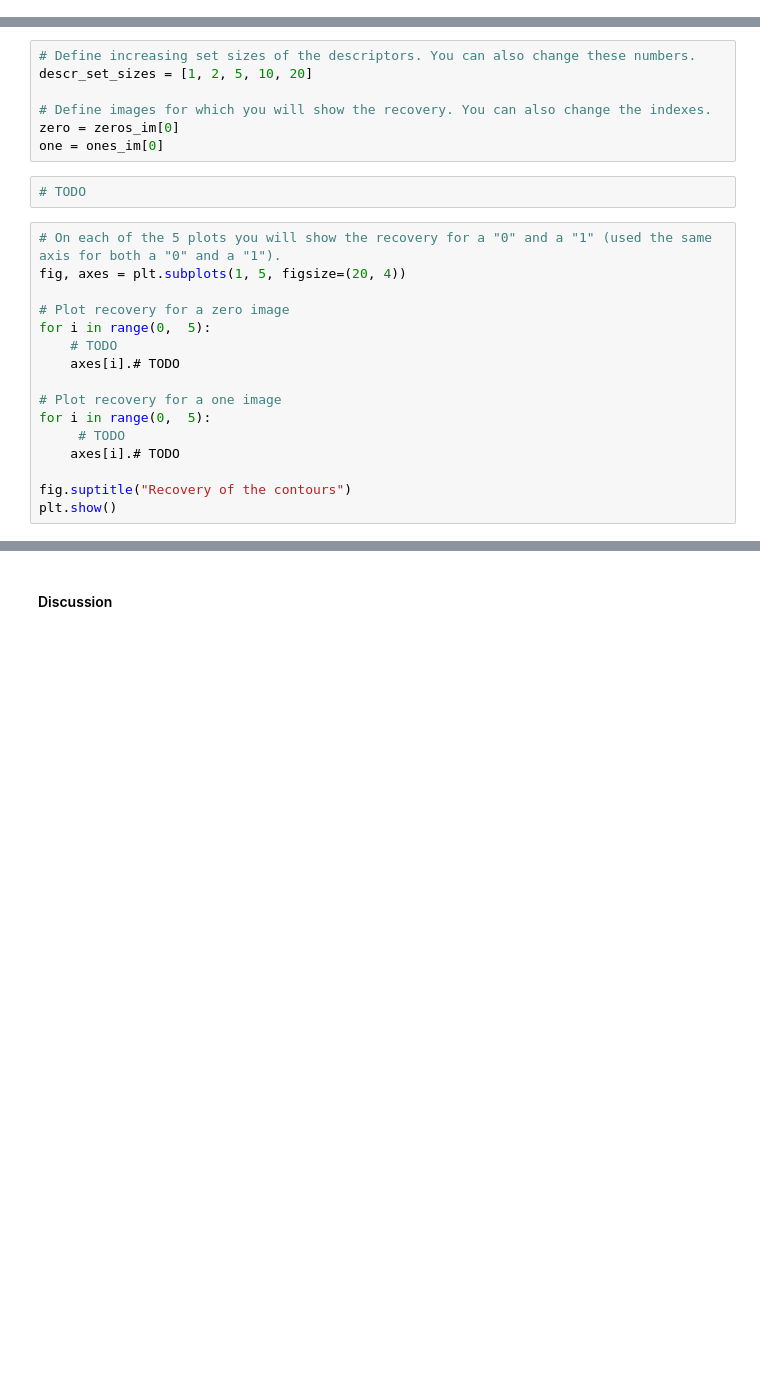
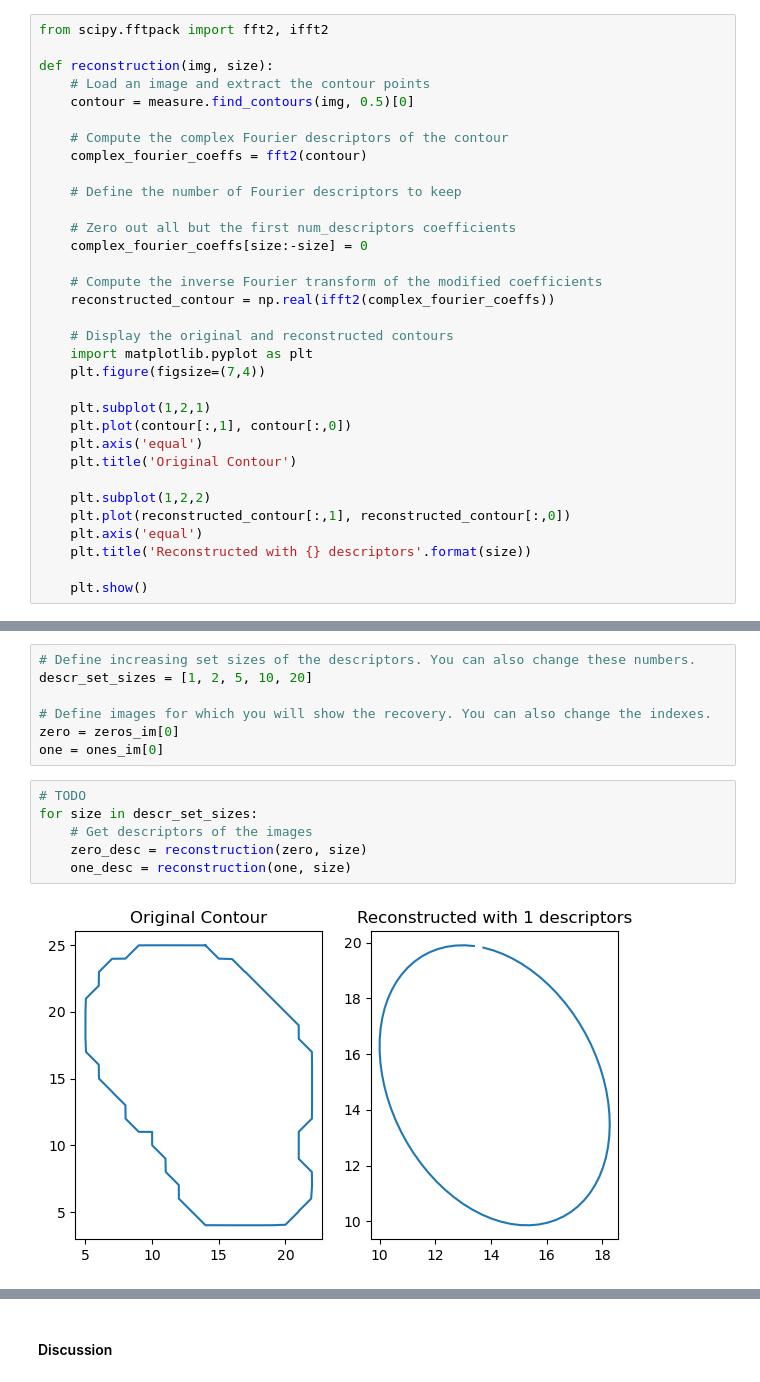
Before and after one commit to OctavioProfeta/iapr, a Jupyter notebook: labs/lab_02_object_description.ipynb, the cells around one changed output, grey strips where cells are left out. Cells and saved outputs as stored; diff of their text form; blank space fills up the shorter version.

```diff
--- a/labs/lab_02_object_description.ipynb
+++ b/labs/lab_02_object_description.ipynb
@@ -283,3 +284,36 @@ print(get_descriptors(zeros_im[0])[:10])
+# %%
+from scipy.fftpack import fft2, ifft2
+
+def reconstruction(img, size):
+    # Load an image and extract the contour points
+    contour = measure.find_contours(img, 0.5)[0]
+
+    # Compute the complex Fourier descriptors of the contour
+    complex_fourier_coeffs = fft2(contour)
+
+    # Define the number of Fourier descriptors to keep
+
+    # Zero out all but the first num_descriptors coefficients
+    complex_fourier_coeffs[size:-size] = 0
+
+    # Compute the inverse Fourier transform of the modified coefficients
+    reconstructed_contour = np.real(ifft2(complex_fourier_coeffs))
+
+    # Display the original and reconstructed contours
+    import matplotlib.pyplot as plt
+    plt.figure(figsize=(7,4))
+
+    plt.subplot(1,2,1)
+    plt.plot(contour[:,1], contour[:,0])
+    plt.axis('equal')
+    plt.title('Original Contour')
+
+    plt.subplot(1,2,2)
+    plt.plot(reconstructed_contour[:,1], reconstructed_contour[:,0])
+    plt.axis('equal')
+    plt.title('Reconstructed with {} descriptors'.format(size))
+
+    plt.show()
 # %% [markdown]
 #### Discussion
 # %% [markdown]
@@ -293,21 +327,11 @@ descr_set_sizes = [1, 2, 5, 10, 20]
 # Define images for which you will show the recovery. You can also change the indexes.
 zero = zeros_im[0]
 one = ones_im[0]
-# %%
-# TODO
-# %%
-# On each of the 5 plots you will show the recovery for a "0" and a "1" (used the same axis for both a "0" and a "1").
-fig, axes = plt.subplots(1, 5, figsize=(20, 4))
-
-# Plot recovery for a zero image
-for i in range(0,  5):
-    # TODO
-    axes[i].# TODO
-
-# Plot recovery for a one image
-for i in range(0,  5):
-     # TODO
-    axes[i].# TODO
-
-fig.suptitle("Recovery of the contours")
-plt.show()
+# %%
+# TODO
+for size in descr_set_sizes:
+    # Get descriptors of the images
+    zero_desc = reconstruction(zero, size)
+    one_desc = reconstruction(one, size)
+# %% [output]
+[figure, added]
```
Also changed, not shown: parts of 6 cells of this notebook.
